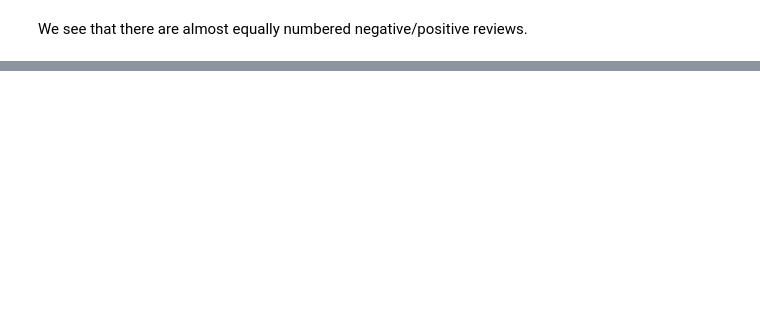
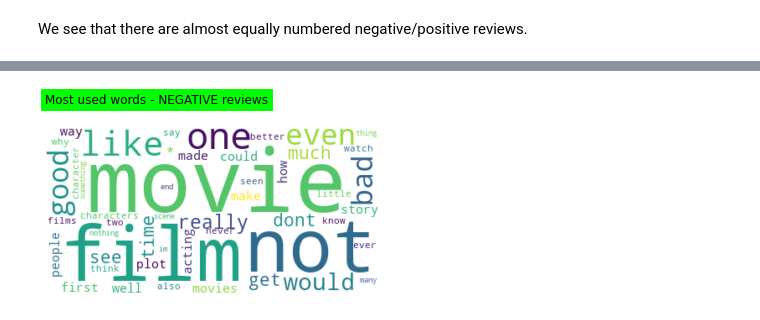
Before and after one commit to EliasEconomou/AI2-Natural-Language-Processing, a Jupyter notebook: Natural_Language_Processing_1.ipynb, the cells around one changed output, grey strips where cells are left out. Saved outputs shown, nothing was run; the diff lists cells and outputs as text; code cells hidden in the pictures; blank space fills up the shorter version.

```diff
--- a/Natural_Language_Processing_1.ipynb
+++ b/Natural_Language_Processing_1.ipynb
@@ -149,2 +168,13 @@ plt.show()
 # %% [markdown]
 We see that there are almost equally numbered negative/positive reviews.
+# %%
+# Group by sentiment and plot wordclouds for most used words in every sentiment
+groupBySent = tokenisedDF.groupby('sentiment')
+
+POSgroup = groupBySent.get_group('POS')
+NEGgroup = groupBySent.get_group('NEG')
+# %%
+POSList = list(chain.from_iterable(list(POSgroup["review"])))
+POSfdist = FreqDist(POSList)
+NEGList = list(chain.from_iterable(list(NEGgroup["review"])))
+NEGfdist = FreqDist(NEGList)
@@ -150,0 +196,15 @@ We see that there are almost equally numbered negative/positive reviews.
+# %%
+NEGcloud = WordCloud(max_words=50,
+                      background_color='white',
+                      contour_color='black',
+                      contour_width=4).generate_from_frequencies(NEGfdist)
+
+plt.imshow(NEGcloud, interpolation='bilinear')
+plt.axis('off')
+plt.title(label='Most used words - NEGATIVE reviews',
+          loc="left",
+          pad='25.0',
+          backgroundcolor='lime')
+plt.show()
+# %% [output]
+[figure, added]
```
Also changed, not shown: parts of 20 cells of this notebook.
